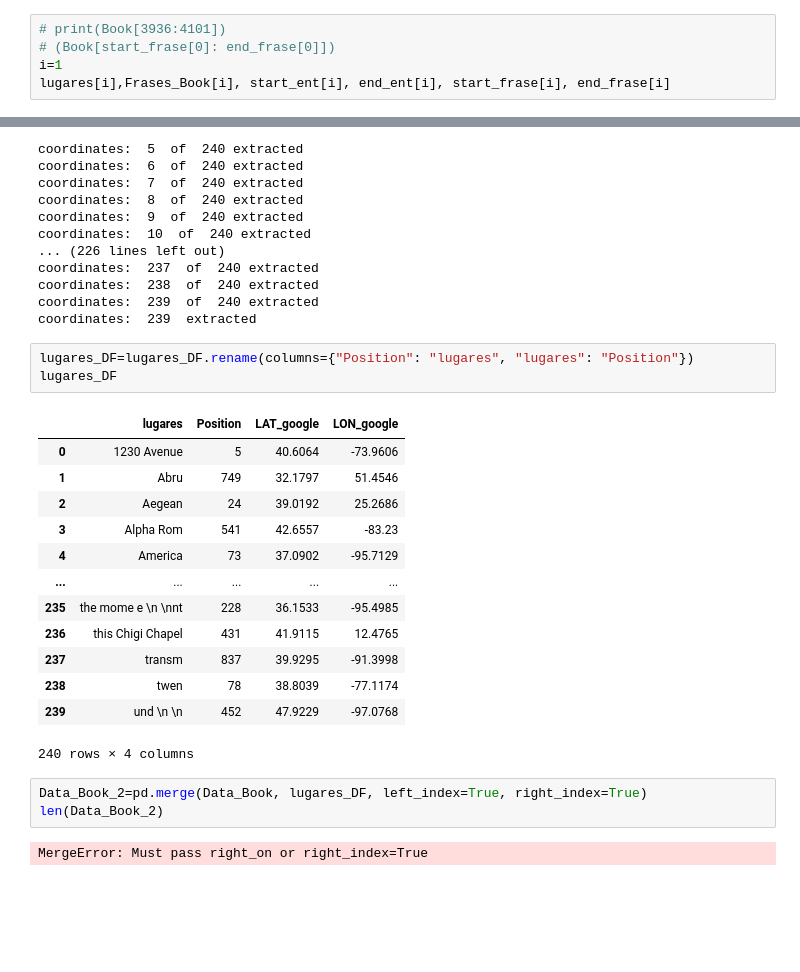
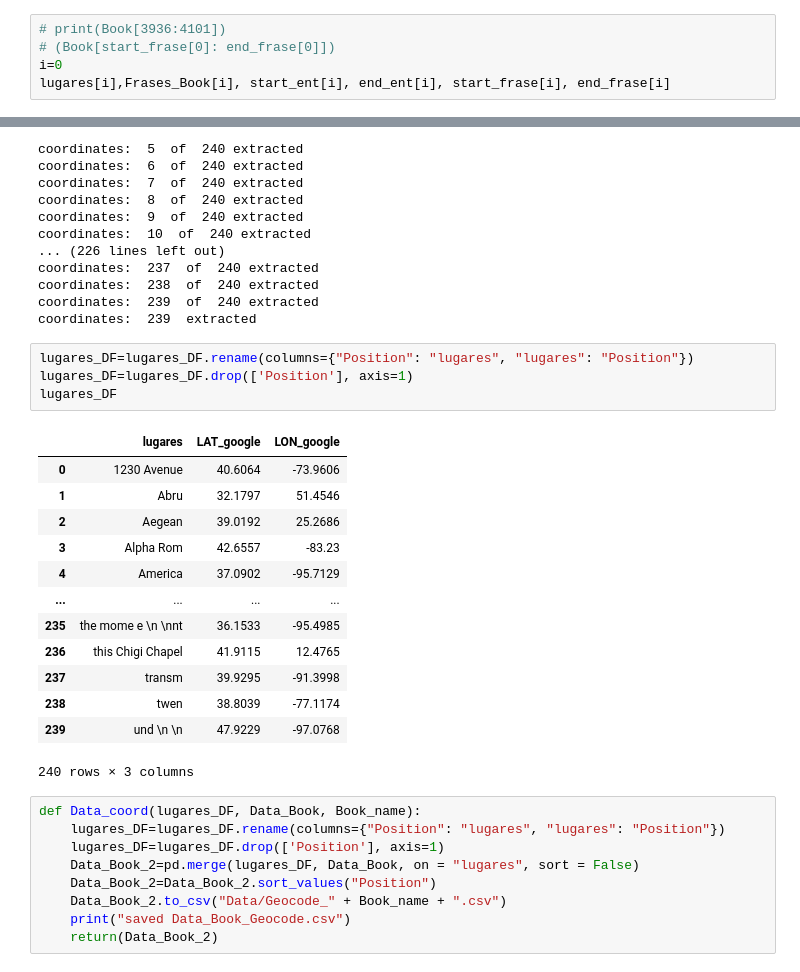
Before and after one commit to pjwork00/ProjectWork, a Jupyter notebook: back-end-python/src/Book_extraction_single.ipynb, the cells around one changed output, grey strips where cells are left out. Cells and saved outputs as stored; diff of their text form; blank space fills up the shorter version.

```diff
--- a/back-end-python/src/Book_extraction_single.ipynb
+++ b/back-end-python/src/Book_extraction_single.ipynb
@@ -167,6 +207,6 @@ for i in start_frase:
 # %%
 # print(Book[3936:4101])
 # (Book[start_frase[0]: end_frase[0]])
-i=1
+i=0
 lugares[i],Frases_Book[i], start_ent[i], end_ent[i], start_frase[i], end_frase[i]
 # %% [output]
@@ -244,23 +300,28 @@ coordinates:  239  of  240 extracted
 coordinates:  239  extracted
 # %%
 lugares_DF=lugares_DF.rename(columns={"Position": "lugares", "lugares": "Position"})
+lugares_DF=lugares_DF.drop(['Position'], axis=1)
 lugares_DF
 # %% [output]
-|  | lugares | Position | LAT_google | LON_google |
-| 0 | 1230 Avenue | 5 | 40.6064 | -73.9606 |
-| 1 | Abru | 749 | 32.1797 | 51.4546 |
-| 2 | Aegean | 24 | 39.0192 | 25.2686 |
-| 3 | Alpha Rom | 541 | 42.6557 | -83.23 |
-| 4 | America | 73 | 37.0902 | -95.7129 |
-| ... | ... | ... | ... | ... |
-| 235 | the mome e \n \nnt | 228 | 36.1533 | -95.4985 |
-| 236 | this Chigi Chapel | 431 | 41.9115 | 12.4765 |
-| 237 | transm | 837 | 39.9295 | -91.3998 |
-| 238 | twen | 78 | 38.8039 | -77.1174 |
-| 239 | und \n \n | 452 | 47.9229 | -97.0768 |
+|  | lugares | LAT_google | LON_google |
+| 0 | 1230 Avenue | 40.6064 | -73.9606 |
+| 1 | Abru | 32.1797 | 51.4546 |
+| 2 | Aegean | 39.0192 | 25.2686 |
+| 3 | Alpha Rom | 42.6557 | -83.23 |
+| 4 | America | 37.0902 | -95.7129 |
+| ... | ... | ... | ... |
+| 235 | the mome e \n \nnt | 36.1533 | -95.4985 |
+| 236 | this Chigi Chapel | 41.9115 | 12.4765 |
+| 237 | transm | 39.9295 | -91.3998 |
+| 238 | twen | 38.8039 | -77.1174 |
+| 239 | und \n \n | 47.9229 | -97.0768 |
-240 rows × 4 columns
+240 rows × 3 columns
-# %%
-Data_Book_2=pd.merge(Data_Book, lugares_DF, left_index=True, right_index=True)
-len(Data_Book_2)
-# %% [output]
-MergeError: Must pass right_on or right_index=True
+# %%
+def Data_coord(lugares_DF, Data_Book, Book_name):
+    lugares_DF=lugares_DF.rename(columns={"Position": "lugares", "lugares": "Position"})
+    lugares_DF=lugares_DF.drop(['Position'], axis=1)
+    Data_Book_2=pd.merge(lugares_DF, Data_Book, on = "lugares", sort = False)
+    Data_Book_2=Data_Book_2.sort_values("Position")
+    Data_Book_2.to_csv("Data/Geocode_" + Book_name + ".csv")
+    print("saved Data_Book_Geocode.csv")
+    return(Data_Book_2)
```
Also changed, not shown: parts of 24 cells of this notebook, 54 other files.
